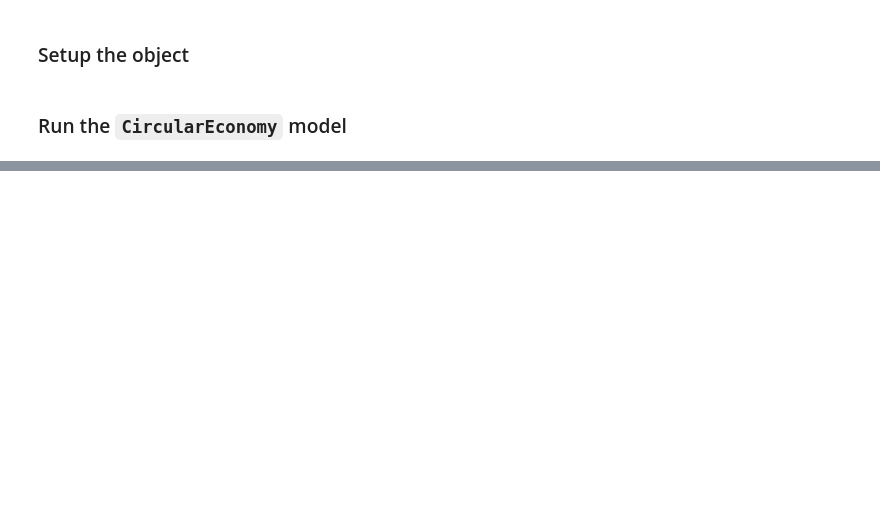
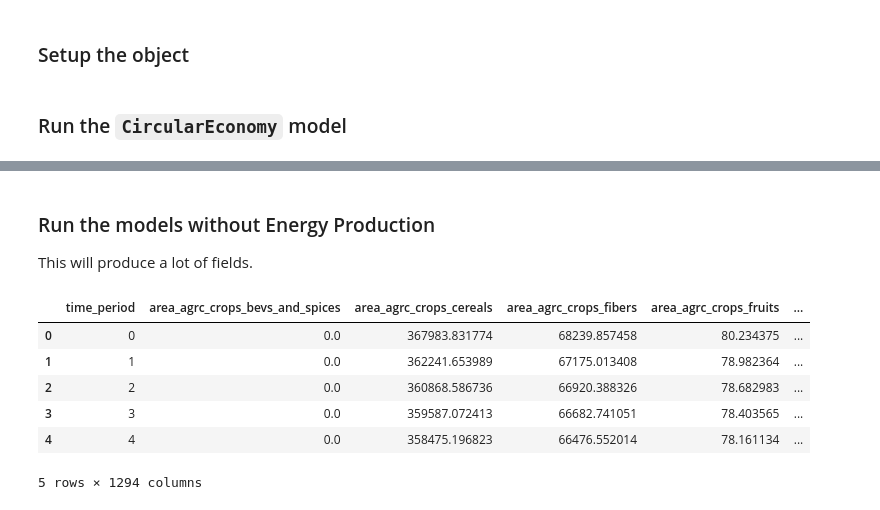
Before and after one commit to jcsyme/sisepuede_tutorials, a Jupyter notebook: sisepuede_tutorial_2-subsector_models.ipynb, the cells around one changed output, grey strips where cells are left out. Saved outputs shown, nothing was run; the diff lists cells and outputs as text; code cells hidden in the pictures; blank space fills up the shorter version.

```diff
--- a/sisepuede_tutorial_2-subsector_models.ipynb
+++ b/sisepuede_tutorial_2-subsector_models.ipynb
@@ -198,0 +361,21 @@ df_out_circecon = model_circecon(df_input)
+# %%
+models_noenerprod = SISEPUEDEModels(
+    model_attributes,
+    allow_electricity_run = False,
+)
+# %% [markdown]
+###  Run the models without Energy Production
+
+This will produce a lot of fields.
+# %%
+df_out_noenerprod = models_noenerprod(df_input, )
+# %%
+df_out_noenerprod.head()
+# %% [output]
+|  | time_period | area_agrc_crops_bevs_and_spices | area_agrc_crops_cereals | area_agrc_crops_fibers | area_agrc_crops_fruits | ... |
+| 0 | 0 | 0.0 | 367983.831774 | 68239.857458 | 80.234375 | ... |
+| 1 | 1 | 0.0 | 362241.653989 | 67175.013408 | 78.982364 | ... |
+| 2 | 2 | 0.0 | 360868.586736 | 66920.388326 | 78.682983 | ... |
+| 3 | 3 | 0.0 | 359587.072413 | 66682.741051 | 78.403565 | ... |
+| 4 | 4 | 0.0 | 358475.196823 | 66476.552014 | 78.161134 | ... |
+5 rows × 1294 columns
```
Also changed, not shown: parts of 24 cells of this notebook.
